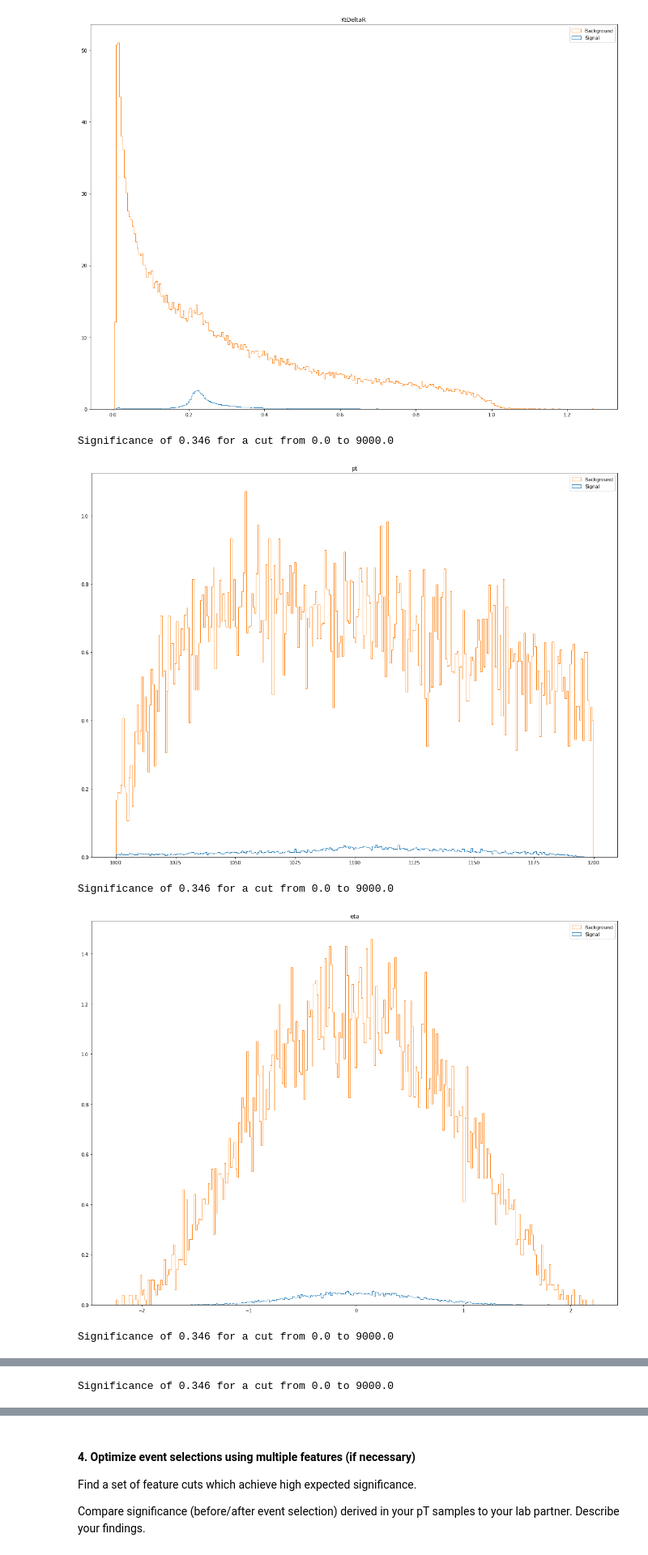
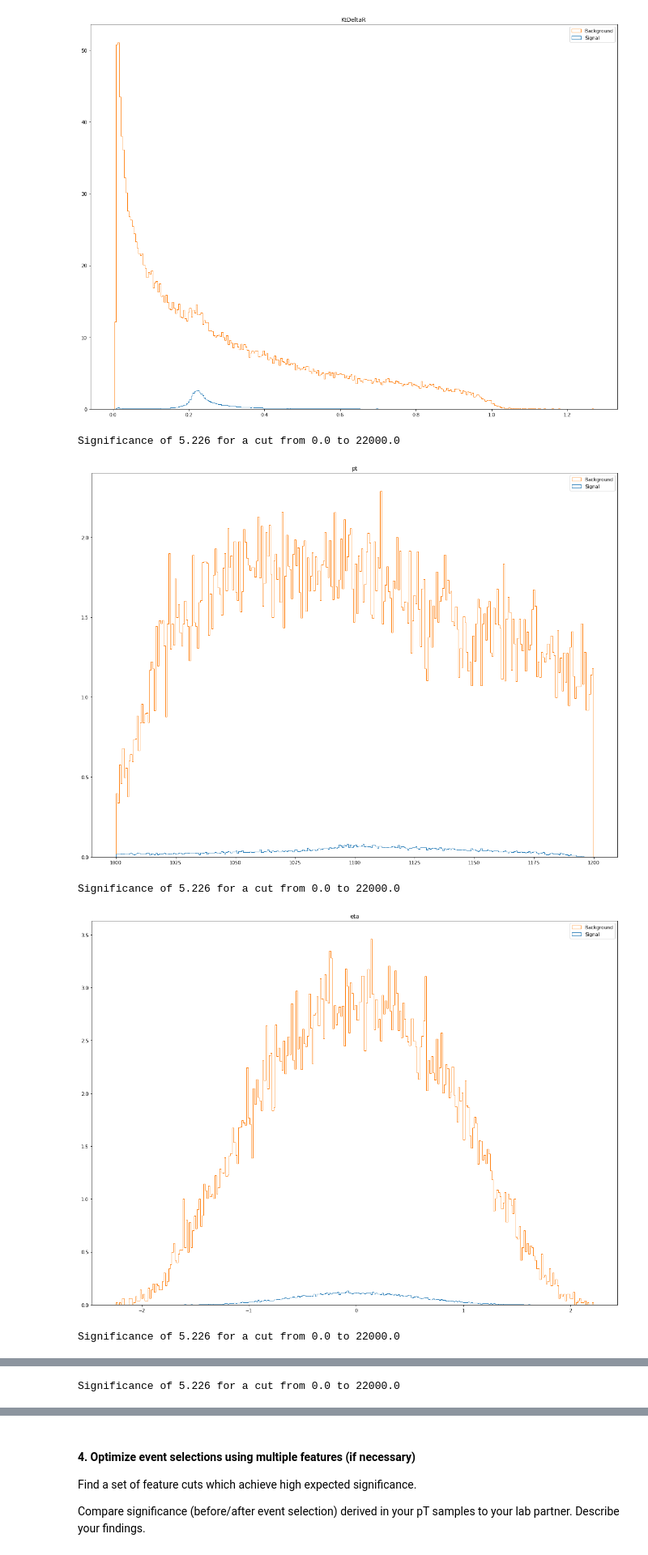
Before and after one commit to s-agiedd/PHYS_434, a Jupyter notebook: Labs/Alyssa_Giedd_Lab7.ipynb, the cells around one changed output, grey strips where cells are left out. Shown: that part at 81% size. Drawn from its saved outputs; the diff is of its cells as text; code cells hidden in the pictures.

```diff
--- a/Labs/Alyssa_Giedd_Lab7.ipynb
+++ b/Labs/Alyssa_Giedd_Lab7.ipynb
@@ -74,6 +74,6 @@ def slicer(lower, upper, key, signal, bkgd):
     return(signal_slice, bkgd_slice)
 
 signal_slice, bkgd_slice = slicer(0, 9000, 'mass', signal, background)
-signal_slice, bkgd_slice = slicer(0, 1000000, 'mass', signal, background)
+signal_slice, bkgd_slice = slicer(0, 22000, 'mass', signal, background)
 # %% [output]
 Significance of 3.345 for a cut from 0.0 to 9000.0
@@ -115,19 +115,19 @@ for key in background.keys():
 [figure]
 # %%
 def plotWithCuts(key):
-    signal_slice, background_slice = slicer(0, 9000, key, signal, background)
+    signal_slice, background_slice = slicer(0, 22000, key, signal, background)
     x= [signal_slice, background_slice]
     dataweights = [[.0005]*len(signal_slice), [.02]*len(background_slice)]
     plt.hist(x, 300, histtype="step", weights = dataweights, fill=False, stacked=True, label = ("Signal","Background"))
     plt.title(key)
     plt.legend()
     plt.show()
 
 for key in background.keys():
     plotWithCuts(key)
 # %% [output]
-Significance of 0.346 for a cut from 0.0 to 9000.0
+Significance of 5.226 for a cut from 0.0 to 22000.0
-[figure, old version]
+[figure, new version]
-Significance of 0.346 for a cut from 0.0 to 9000.0
+Significance of 5.226 for a cut from 0.0 to 22000.0
-[figure, old version]
+[figure, new version]
-Significance of 0.346 for a cut from 0.0 to 9000.0
+Significance of 5.226 for a cut from 0.0 to 22000.0
@@ -135 +135 @@ Significance of 0.346 for a cut from 0.0 to 9000.0
-Significance of 0.346 for a cut from 0.0 to 9000.0
+Significance of 5.226 for a cut from 0.0 to 22000.0
```
Also changed, not shown: parts of 2 cells of this notebook, 1 other file.
